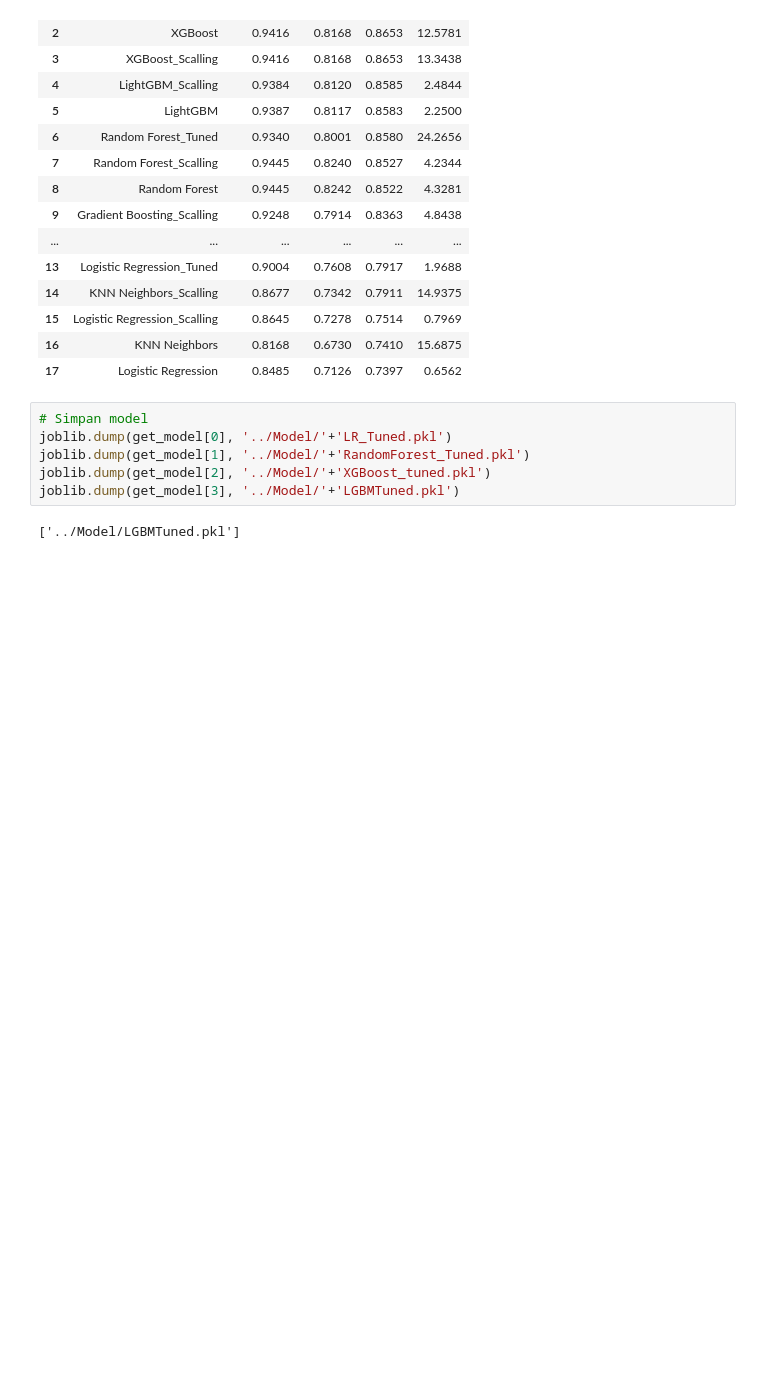
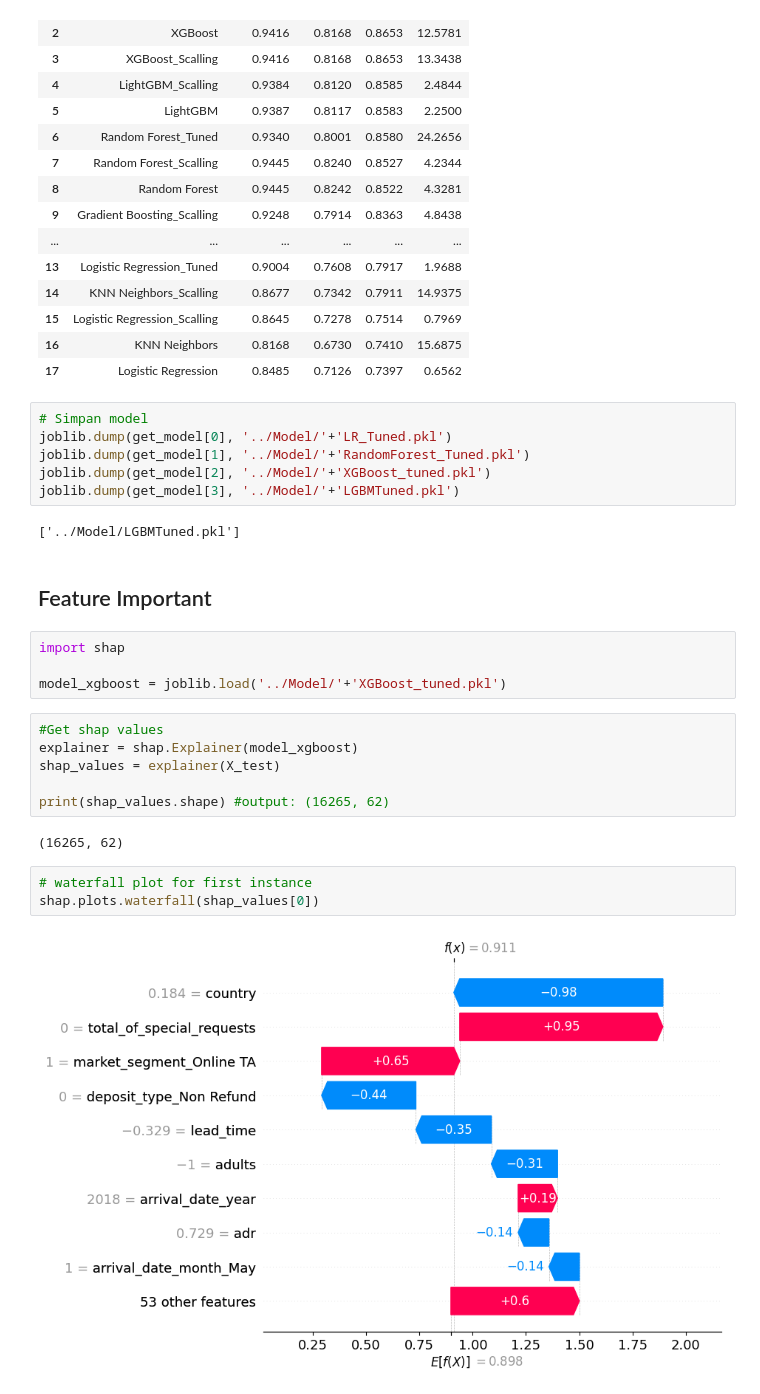
Before and after one commit to hubble99/Prediction-Hotel-Cancellation, a Jupyter notebook: Notebook/3. Modeling.ipynb, the cells around one changed output. Drawn from its saved outputs; the diff is of its cells as text; blank space fills up the shorter version.

```diff
--- a/Notebook/3. Modeling.ipynb
+++ b/Notebook/3. Modeling.ipynb
@@ -557,3 +557,22 @@ joblib.dump(get_model[2], '../Model/'+'XGBoost_tuned.pkl')
 joblib.dump(get_model[3], '../Model/'+'LGBMTuned.pkl')
 # %% [output]
 ['../Model/LGBMTuned.pkl']
+# %% [markdown]
+## Feature Important
+# %%
+import shap
+
+model_xgboost = joblib.load('../Model/'+'XGBoost_tuned.pkl')
+# %%
+#Get shap values
+explainer = shap.Explainer(model_xgboost)
+shap_values = explainer(X_test)
+
+print(shap_values.shape) #output: (16265, 62)
+# %% [output]
+(16265, 62)
+# %%
+# waterfall plot for first instance
+shap.plots.waterfall(shap_values[0])
+# %% [output]
+[figure, added]
```
Also changed, not shown: parts of 3 cells of this notebook.
